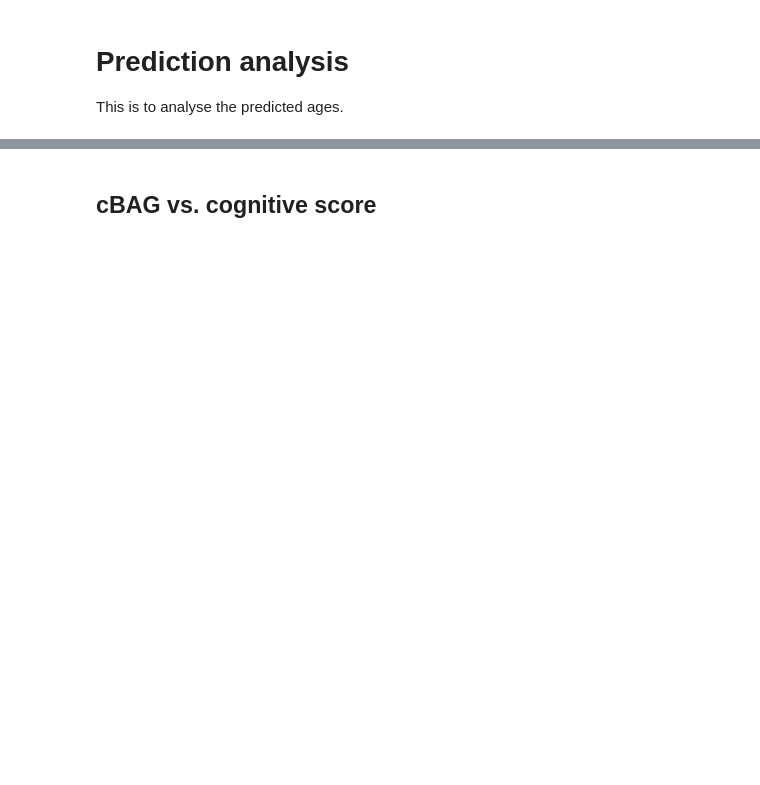
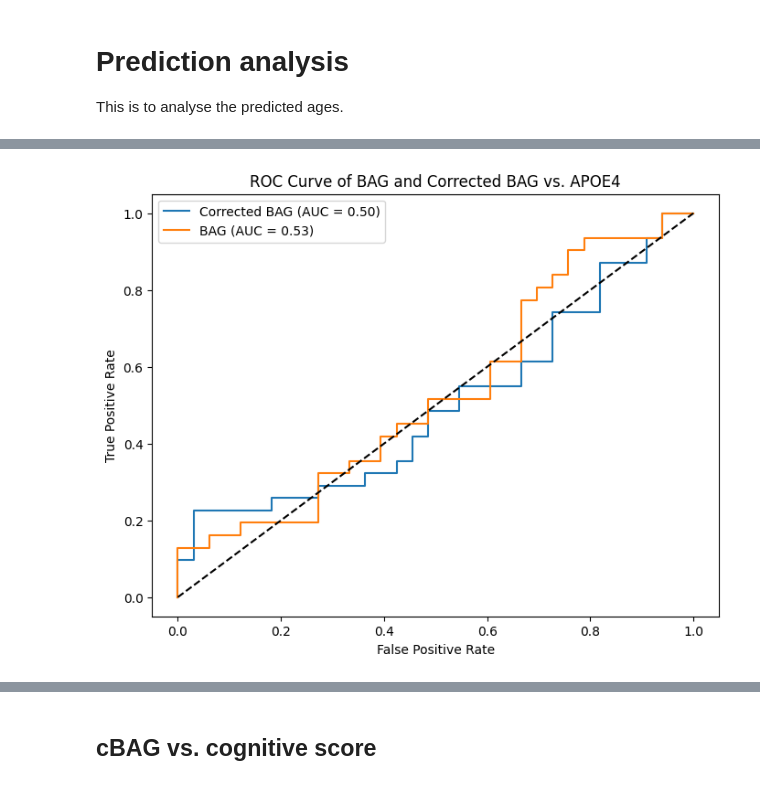
Before and after one commit to wowgudabudaa/Age_prediction_using_columns_analysis, a Jupyter notebook: NEW COLUMNS GNC/MD+thickness+QSM_dual_channel/Prediction_analysis_md_thickness_qsm.ipynb, the cells around one changed output, grey strips where cells are left out. Drawn from its saved outputs; the diff is of its cells as text; code cells hidden in the pictures; blank space fills up the shorter version.

```diff
--- a/NEW COLUMNS GNC/MD+thickness+QSM_dual_channel/Prediction_analysis_md_thickness_qsm.ipynb
+++ b/NEW COLUMNS GNC/MD+thickness+QSM_dual_channel/Prediction_analysis_md_thickness_qsm.ipynb
@@ -46,0 +180,20 @@ merged_df = pd.merge(merged_df, PCs_df[['subject_id'] + PCs_cols], on='subject_i
+# %%
+# Plot auc curve of BAG / cBAG versus APOE4
+from sklearn.metrics import roc_auc_score, roc_curve
+fpr_corr, tpr_corr, _ = roc_curve(merged_df['APOE4'], merged_df['bag_corr'])
+fpr_raw, tpr_raw, _ = roc_curve(merged_df['APOE4'], merged_df['bag_raw'])
+auc_corr = roc_auc_score(merged_df['APOE4'], merged_df['bag_corr'])
+auc_raw = roc_auc_score(merged_df['APOE4'], merged_df['bag_raw'])
+
+plt.figure(figsize=(8, 6))
+plt.plot(fpr_corr, tpr_corr, label=f'Corrected BAG (AUC = {auc_corr:.2f})')
+plt.plot(fpr_raw, tpr_raw, label=f'BAG (AUC = {auc_raw:.2f})')
+plt.plot([0, 1], [0, 1], 'k--')
+plt.xlabel('False Positive Rate')
+plt.ylabel('True Positive Rate')
+plt.title('ROC Curve of BAG and Corrected BAG vs. APOE4')
+plt.legend()
+plt.savefig(os.path.join(save_dir, 'roc_curve_bag_vs_aPOE4.png'))
+plt.show()
+# %% [output]
+[figure, added]
```
Also changed, not shown: parts of 39 cells of this notebook, 9 other files.
